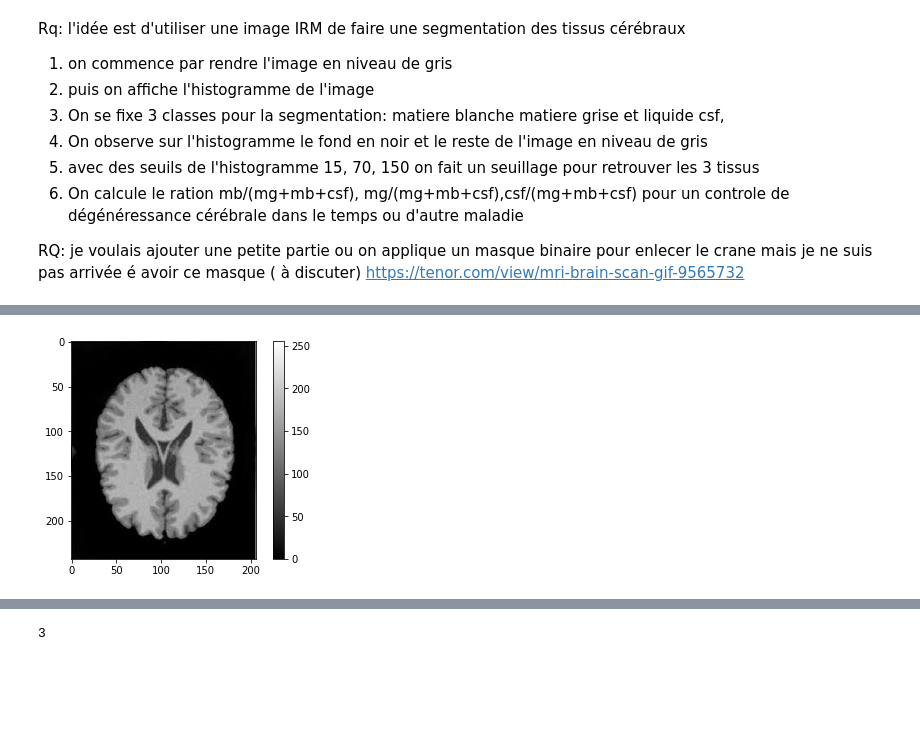
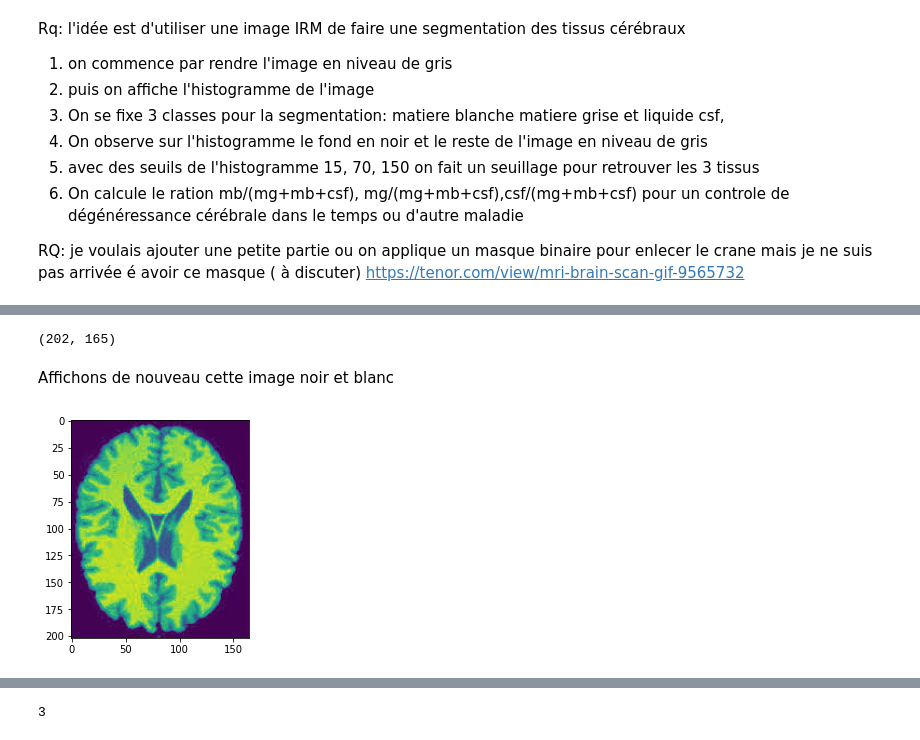
Before and after one commit to rasql/edunum, a Jupyter notebook: doc/python/le/7/mri_exercice.ipynb, the cells around one changed output, grey strips where cells are left out. Drawn from its saved outputs; the diff is of its cells as text; code cells hidden in the pictures; blank space fills up the shorter version.

```diff
--- a/doc/python/le/7/mri_exercice.ipynb
+++ b/doc/python/le/7/mri_exercice.ipynb
@@ -31,4 +66,10 @@ Vérifions que cette image est codé en mode couleurs.
 # %%
-image.shape
+brain.shape
+# %% [output]
+(202, 165)
+# %% [markdown]
+Affichons de nouveau cette image noir et blanc
 # %%
-plt.imshow(image[:,:,0]);
+plt.imshow(brain);
+# %% [output]
+[figure, added]
@@ -43,6 +75,0 @@ def rgb2gray(rgb):
-# %%
-gray = rgb2gray(image)
-plt.imshow(gray, cmap='gray');
-plt.colorbar();
-# %% [output]
-[figure, removed]
```
Also changed, not shown: parts of 28 cells of this notebook, 7 other files.
